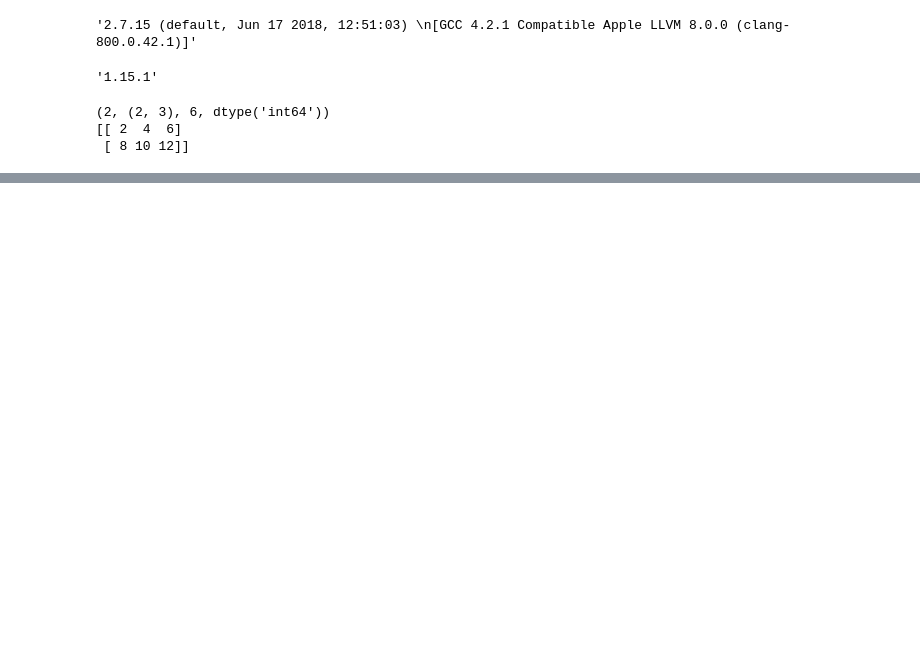
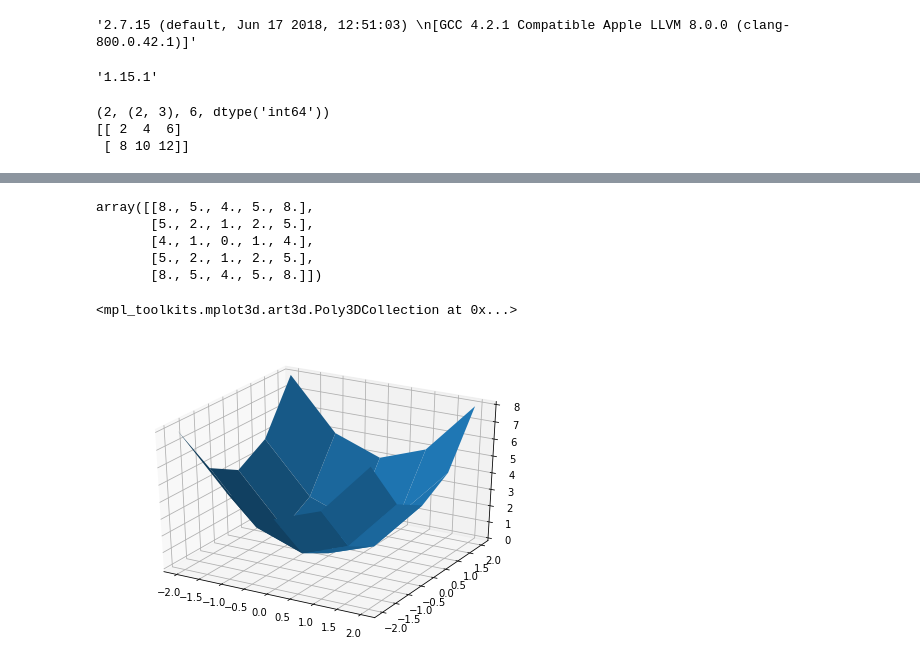
Before and after one commit to rdrsh/github-jupyter, a Jupyter notebook: test.ipynb, the cells around one changed output, grey strips where cells are left out. Cells and saved outputs as stored; diff of their text form; code cells hidden in the pictures; blank space fills up the shorter version.

```diff
--- a/test.ipynb
+++ b/test.ipynb
@@ -34,0 +88,6 @@ print(4*np.eye(3))
+# %%
+x=np.linspace(-2,2,5)
+y=np.linspace(-2,2,5)
+X,Y=np.meshgrid(x,y)
+print(X)
+print(Y)
@@ -34,0 +105,18 @@ print(4*np.eye(3))
+# %%
+Z=X**2+Y**2
+Z
+# %% [output]
+array([[8., 5., 4., 5., 8.],
+       [5., 2., 1., 2., 5.],
+       [4., 1., 0., 1., 4.],
+       [5., 2., 1., 2., 5.],
+       [8., 5., 4., 5., 8.]])
+# %%
+from matplotlib.pyplot import *
+from mpl_toolkits.mplot3d import Axes3D
+fig=figure() # открывает/создает графическое окно
+ax=Axes3D(fig) # рисует 3–мерные координатные оси
+ax.plot_surface(X,Y,Z,rstride=1,cstride=1) # рисует поверхность
+# %% [output]
+<mpl_toolkits.mplot3d.art3d.Poly3DCollection at 0x...>
+[figure, added]
```
Also changed, not shown: parts of 8 cells of this notebook.
